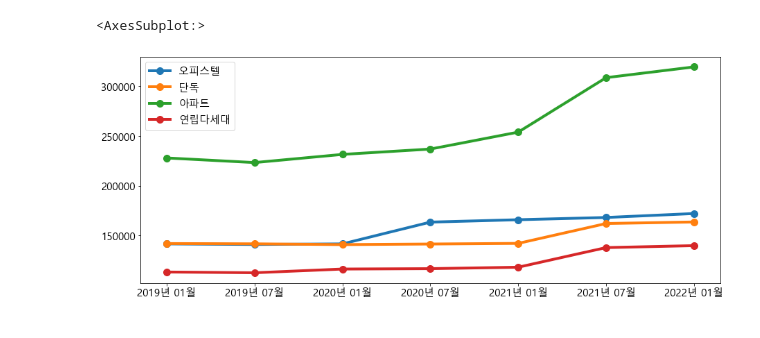
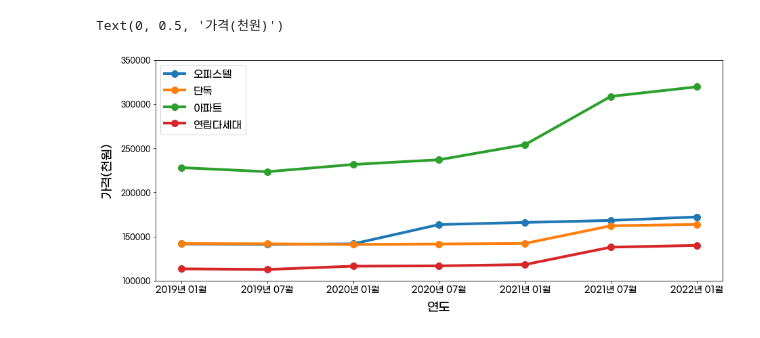
Before and after one commit to Minah-Seong/Project_Can, a Jupyter notebook: 유형별.ipynb, the cells around one changed output. Cells and saved outputs as stored; diff of their text form; code cells hidden in the pictures.

```diff
--- a/유형별.ipynb
+++ b/유형별.ipynb
@@ -5,17 +12,3 @@ import matplotlib.pyplot as plt
-# %%
-import sys                                               ## 파이썬 엔진에 대한 정보를 관리하는 모듈을 사용한다.
-from matplotlib import font_manager, rc                  ## 폰트를 관리하는 함수와 설정 함수를 사용한다.
-
-if sys.platform  == 'darwin':                             ## MAC OS의 이름을 확인한다.
-    path = '.....'
-elif sys.platform == 'win32':                             ## Windows 이름을 확인한다.
-    path = "font/malgun.ttf"
-else:
-    print('Unknown system... sorry~~~~')
-
-font_name = font_manager.FontProperties(fname=path).get_name()        ##  폰트가 있는지를 확인한다.
-rc('font', family=font_name)                                          ## 한글 폰트를 시각화 환경에 세팅한다.
-plt.rcParams['axes.unicode_minus'] = False
 # %%
 # 데이터 불러오고 전처리
 # 오피스텔
@@ -67,8 +60,16 @@ df
 # %%
-plt.rcParams['font.size'] = 15
+# plt.rcParams['font.size'] = 15
 plt.rcParams['figure.figsize'] = (15, 6)
 
-df.T.plot(linewidth=4, marker='o', markersize=10)
+lines = df.T.plot(linewidth=4, marker='o', markersize=10)
+
+# for x,y in enumerate(df.T['아파트']):
+#     plt.text(x,y+9000,f'{round(y/100000,2)}억원',ha='center',fontsize=13)
+
+plt.xticks(fontsize=13)
+plt.yticks(np.arange(100000,400000,50000), fontsize=11)
+plt.xlabel('연도', fontsize=18, labelpad=10)
+plt.ylabel('가격(천원)', fontsize=18, labelpad=10)
 # %% [output]
-<AxesSubplot:>
+Text(0, 0.5, '가격(천원)')
-[figure, old version]
+[figure, new version]
```
Also changed, not shown: parts of 2 cells of this notebook, 3 other files.
